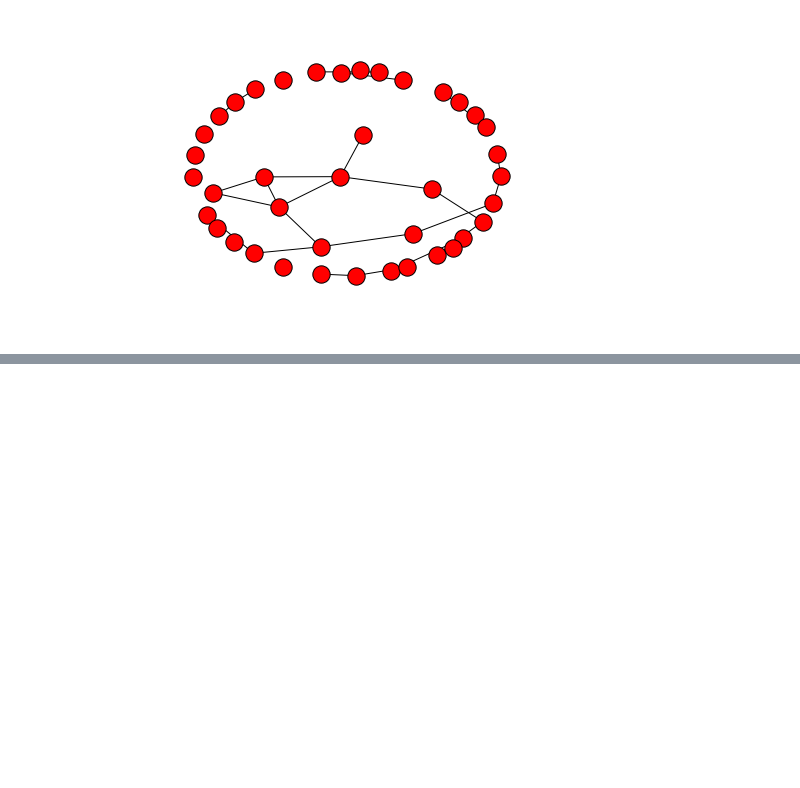
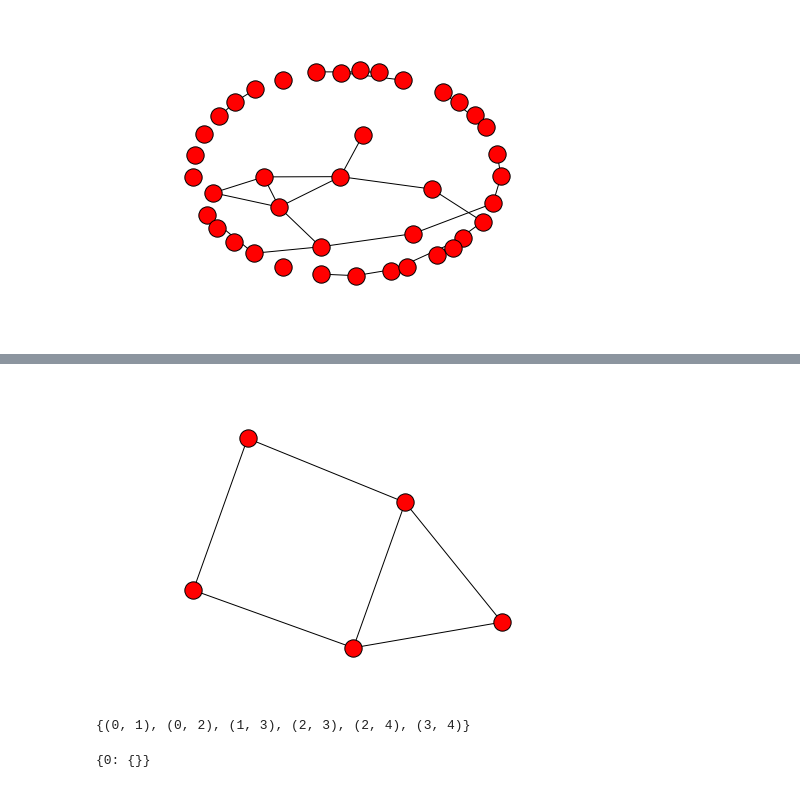
Before and after one commit to JamesPHoughton/Dissertation, a Jupyter notebook: source/Original_Models/Propagating_Edges/Social construction of meaning - framing processes.ipynb, the cells around one changed output, grey strips where cells are left out. Saved outputs shown, nothing was run; the diff lists cells and outputs as text; code cells hidden in the pictures; blank space fills up the shorter version.

```diff
--- a/source/Original_Models/Propagating_Edges/Social construction of meaning - framing processes.ipynb
+++ b/source/Original_Models/Propagating_Edges/Social construction of meaning - framing processes.ipynb
@@ -84,0 +85,5 @@ nx.draw(g)
+# %%
+a = nx.house_graph()
+nx.draw(a)
+# %% [output]
+[figure, added]
@@ -84,0 +92,8 @@ nx.draw(g)
+# %%
+set(nx.house_graph().edges())
+# %% [output]
+{(0, 1), (0, 2), (1, 3), (2, 3), (2, 4), (3, 4)}
+# %%
+s[1]
+# %% [output]
+{0: {}}
```
Also changed, not shown: parts of 3 cells of this notebook, 4 other files.
